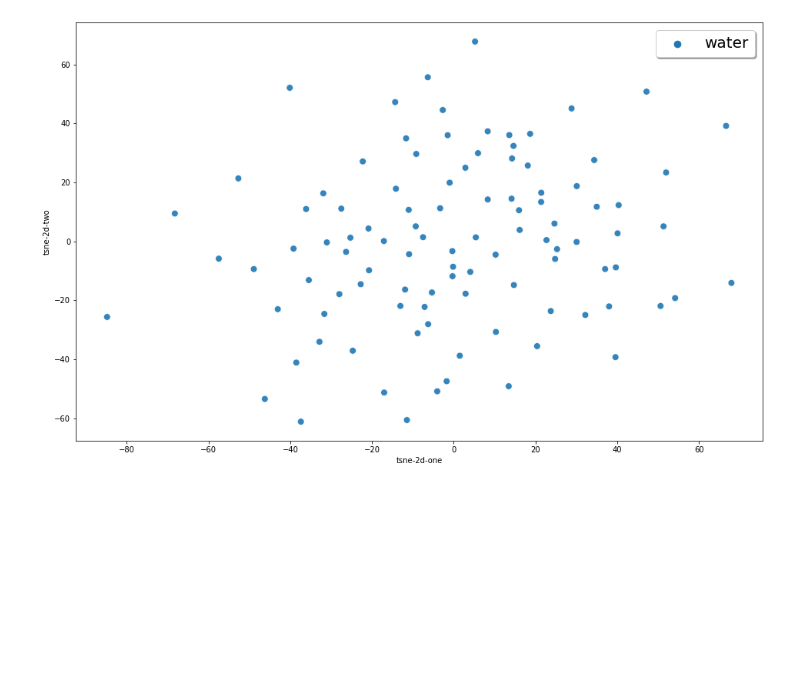
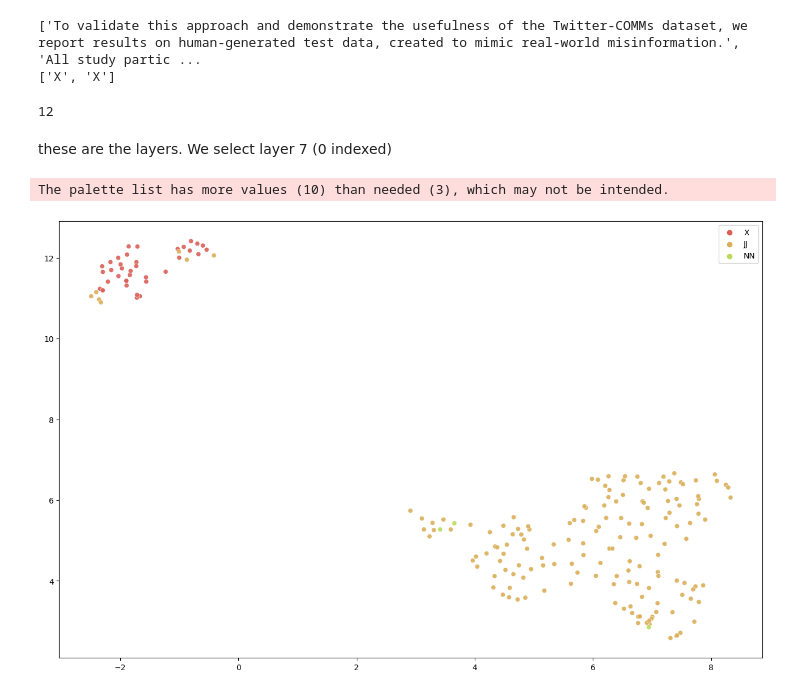
Before and after one commit to gchronis/acl_metapragmatics, a Jupyter notebook: TSNE_similarity_visualization_reusable.ipynb, the cells around one changed output. Cells and saved outputs as stored; diff of their text form; code cells hidden in the pictures; blank space fills up the shorter version.

Commit message:
working interactive visualization for human

```diff
--- a/TSNE_similarity_visualization_reusable.ipynb
+++ b/TSNE_similarity_visualization_reusable.ipynb
@@ -117,0 +53,3 @@ t-SNE done! Time elapsed: 0.1354970932006836 seconds
+# %%
+df = pd.read_csv('./data/logic_words/{}.csv'.format(word))
+df.head(5)
@@ -117,0 +76,3 @@ t-SNE done! Time elapsed: 0.1354970932006836 seconds
+# %%
+# get the vectors
+data = preprocess_for_context_atlas.neighbors(word, sentences_w_word)
@@ -118,25 +85,43 @@ t-SNE done! Time elapsed: 0.1354970932006836 seconds
+# %%
+sents = [label['sentence'] for label in data['labels'] ]
+pos = [label['pos'] for label in data['labels'] ]
+
+print(sents[:2])
+print(pos[:2])
+# %% [output]
+['To validate this approach and demonstrate the usefulness of the Twitter-COMMs dataset, we report results on human-generated test data, created to mimic real-world misinformation.', 'All study partic ...
+['X', 'X']
+# %%
+len(data['data'])
+# %% [output]
+12
+# %% [markdown]
+these are the layers. We select layer 7 (0 indexed)
+# %%
+points = data['data'][7]
+points = np.array(points)
+umap_x = points[:,0]
+umap_y = points[:,1]
 # %%
-df['tsne-2d-one'] = tsne_results[:,0]
-df['tsne-2d-two'] = tsne_results[:,1]
+# get one with the indices annotated so we can pick out which sentence is where
+
 plt.figure(figsize=(16,10))
-ax = sns.scatterplot(
-    x="tsne-2d-one", y="tsne-2d-two",
-    hue="y",
-    #palette=sns.color_palette("hls", 2),
-    data=df,
+p1 = sns.scatterplot(
+    x=umap_x, y=umap_y,
+    hue=pos,
+    palette=sns.color_palette("hls", 10),
+    #data=df,
     legend="full",
-    alpha=0.9,
-    size="y",
-    sizes = (75,75)
+    alpha=0.9
 )
-ax.legend(prop={'size': 20}, title=None, shadow=True)
 
-
-for line in range(0,df.shape[0]):
-    if line % 1 == 0:
-        text = df.context[line]
-        #text = textwrap.wrap(text, width=40)
-        text = '\n'.join(text)
-        #p1.text(df["tsne-2d-one"][line]+0.2, df["tsne-2d-two"][line], text, horizontalalignment='left', size='medium', color='black', weight='semibold')
+# for line in range(0,df.shape[0]):
+#     if line % 1 == 0:
+#         #text = df.context[line]
+#         text = str(line)
+#         text = textwrap.wrap(text, width=40)
+#         text = '\n'.join(text)
+#         p1.text(df["tsne-2d-one"][line]+0.2, df["tsne-2d-two"][line], text, horizontalalignment='left', size='medium', color='black', weight='semibold')
 # %% [output]
+The palette list has more values (10) than needed (3), which may not be intended.
-[figure, old version]
+[figure, new version]
```
Also changed, not shown: parts of 19 cells of this notebook.
